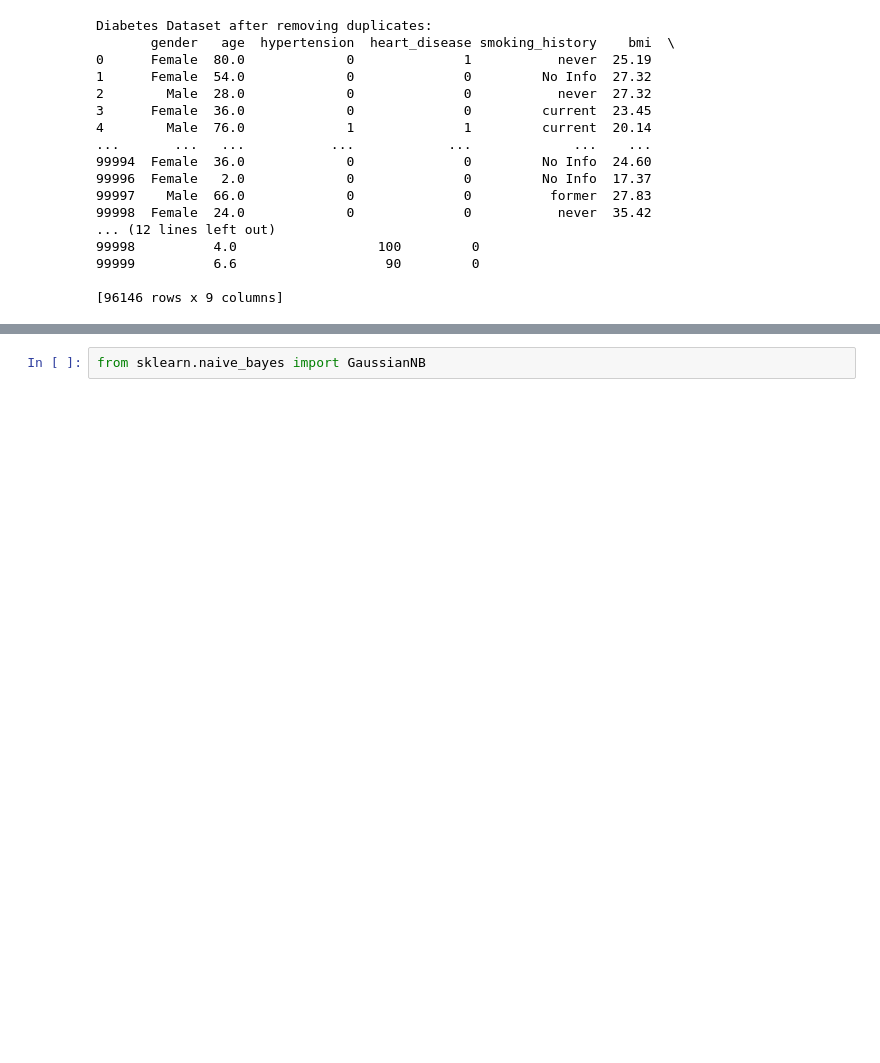
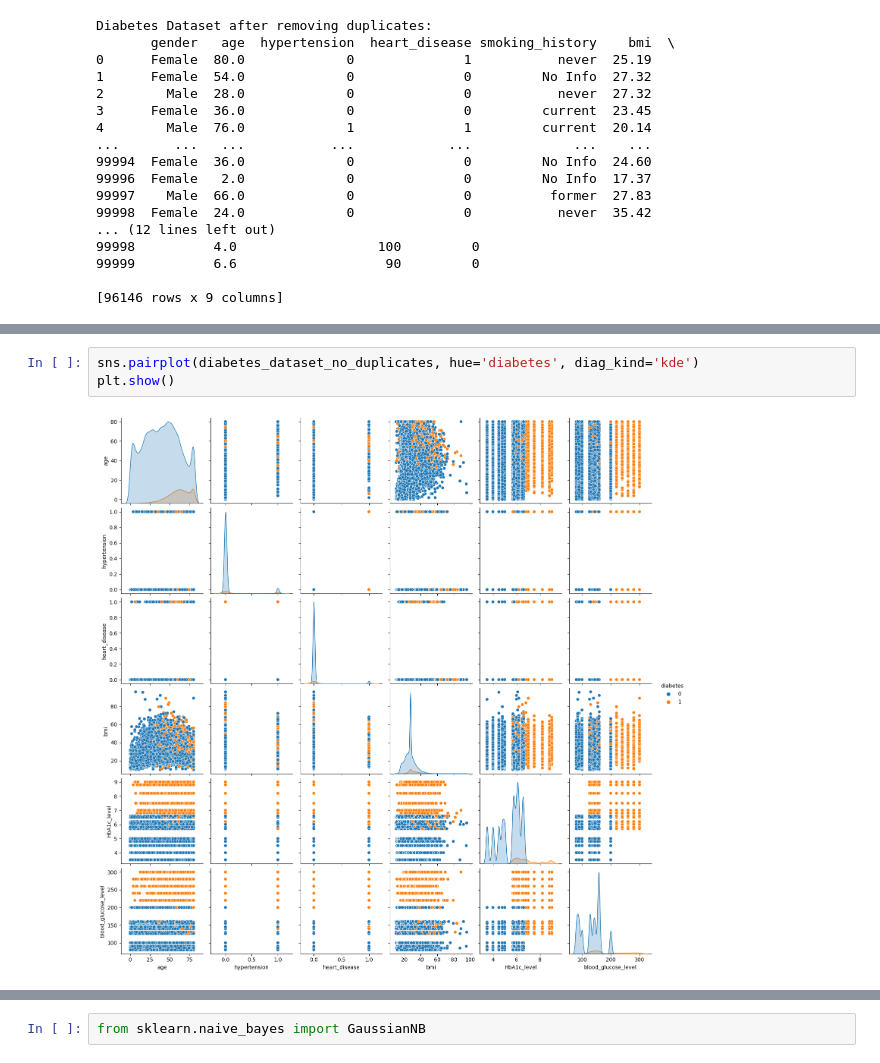
Before and after one commit to ASR16arif/Machine-Learning, a Jupyter notebook: Diabetes_Prediction2.ipynb, the cells around one changed output, grey strips where cells are left out. Saved outputs shown, nothing was run; the diff lists cells and outputs as text; blank space fills up the shorter version.

```diff
--- a/Diabetes_Prediction2.ipynb
+++ b/Diabetes_Prediction2.ipynb
@@ -214,0 +166,5 @@ preprocessor = ColumnTransformer(
+# %%
+sns.pairplot(diabetes_dataset_no_duplicates, hue='diabetes', diag_kind='kde')
+plt.show()
+# %% [output]
+[figure, added]
```
Also changed, not shown: parts of 80 cells of this notebook.
